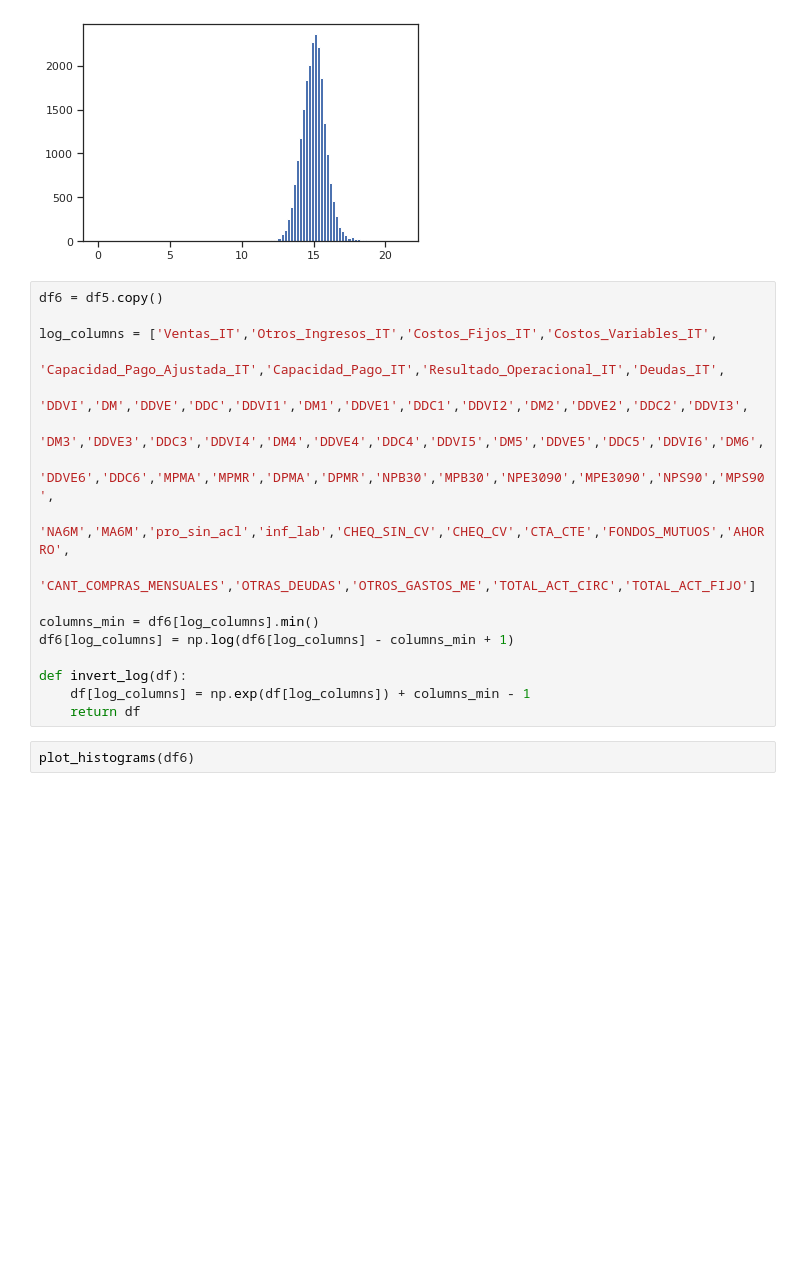
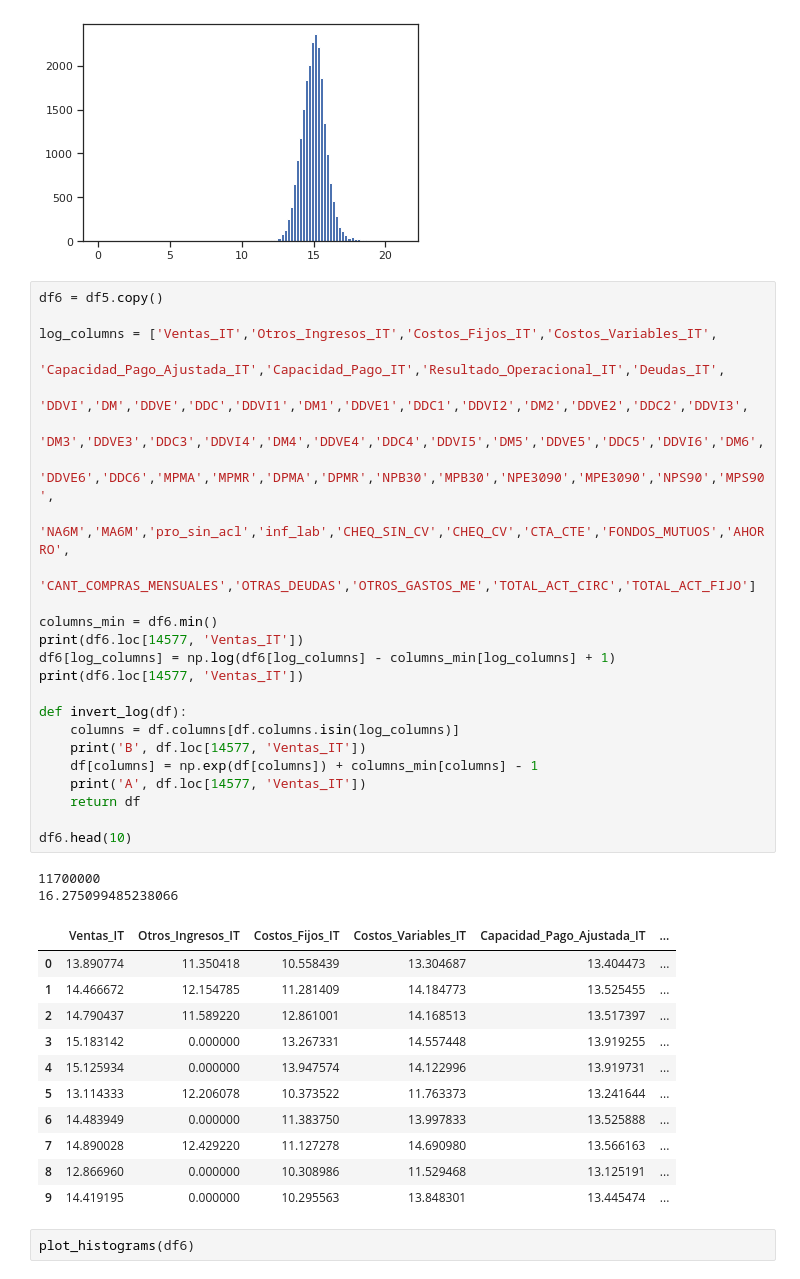
Before and after one commit to GAMES-UChile/Curso-BancoEstado, a Jupyter notebook: modulo6/modulo6.ipynb, the cells around one changed output. Saved outputs shown, nothing was run; the diff lists cells and outputs as text; blank space fills up the shorter version.

```diff
--- a/modulo6/modulo6.ipynb
+++ b/modulo6/modulo6.ipynb
@@ -273,20 +273,41 @@ plt.hist(np.log(df5['Ventas_IT']+1), bins=100);
 # %%
 df6 = df5.copy()
 
 log_columns = ['Ventas_IT','Otros_Ingresos_IT','Costos_Fijos_IT','Costos_Variables_IT',
                'Capacidad_Pago_Ajustada_IT','Capacidad_Pago_IT','Resultado_Operacional_IT','Deudas_IT',
                'DDVI','DM','DDVE','DDC','DDVI1','DM1','DDVE1','DDC1','DDVI2','DM2','DDVE2','DDC2','DDVI3',
                'DM3','DDVE3','DDC3','DDVI4','DM4','DDVE4','DDC4','DDVI5','DM5','DDVE5','DDC5','DDVI6','DM6',
                'DDVE6','DDC6','MPMA','MPMR','DPMA','DPMR','NPB30','MPB30','NPE3090','MPE3090','NPS90','MPS90',
                'NA6M','MA6M','pro_sin_acl','inf_lab','CHEQ_SIN_CV','CHEQ_CV','CTA_CTE','FONDOS_MUTUOS','AHORRO',
               'CANT_COMPRAS_MENSUALES','OTRAS_DEUDAS','OTROS_GASTOS_ME','TOTAL_ACT_CIRC','TOTAL_ACT_FIJO']
 
-columns_min = df6[log_columns].min()
-df6[log_columns] = np.log(df6[log_columns] - columns_min + 1)
+columns_min = df6.min()
+print(df6.loc[14577, 'Ventas_IT'])
+df6[log_columns] = np.log(df6[log_columns] - columns_min[log_columns] + 1)
+print(df6.loc[14577, 'Ventas_IT'])
 
 def invert_log(df):
-    df[log_columns] = np.exp(df[log_columns]) + columns_min - 1
+    columns = df.columns[df.columns.isin(log_columns)]
+    print('B', df.loc[14577, 'Ventas_IT'])
+    df[columns] = np.exp(df[columns]) + columns_min[columns] - 1
+    print('A', df.loc[14577, 'Ventas_IT'])
     return df
+
+df6.head(10)
+# %% [output]
+11700000
+16.275099485238066
+|  | Ventas_IT | Otros_Ingresos_IT | Costos_Fijos_IT | Costos_Variables_IT | Capacidad_Pago_Ajustada_IT | ... |
+| 0 | 13.890774 | 11.350418 | 10.558439 | 13.304687 | 13.404473 | ... |
+| 1 | 14.466672 | 12.154785 | 11.281409 | 14.184773 | 13.525455 | ... |
+| 2 | 14.790437 | 11.589220 | 12.861001 | 14.168513 | 13.517397 | ... |
+| 3 | 15.183142 | 0.000000 | 13.267331 | 14.557448 | 13.919255 | ... |
+| 4 | 15.125934 | 0.000000 | 13.947574 | 14.122996 | 13.919731 | ... |
+| 5 | 13.114333 | 12.206078 | 10.373522 | 11.763373 | 13.241644 | ... |
+| 6 | 14.483949 | 0.000000 | 11.383750 | 13.997833 | 13.525888 | ... |
+| 7 | 14.890028 | 12.429220 | 11.127278 | 14.690980 | 13.566163 | ... |
+| 8 | 12.866960 | 0.000000 | 10.308986 | 11.529468 | 13.125191 | ... |
+| 9 | 14.419195 | 0.000000 | 10.295563 | 13.848301 | 13.445474 | ... |
 # %%
 plot_histograms(df6)
 # %% [output]
```
Also changed, not shown: parts of 19 cells of this notebook.
